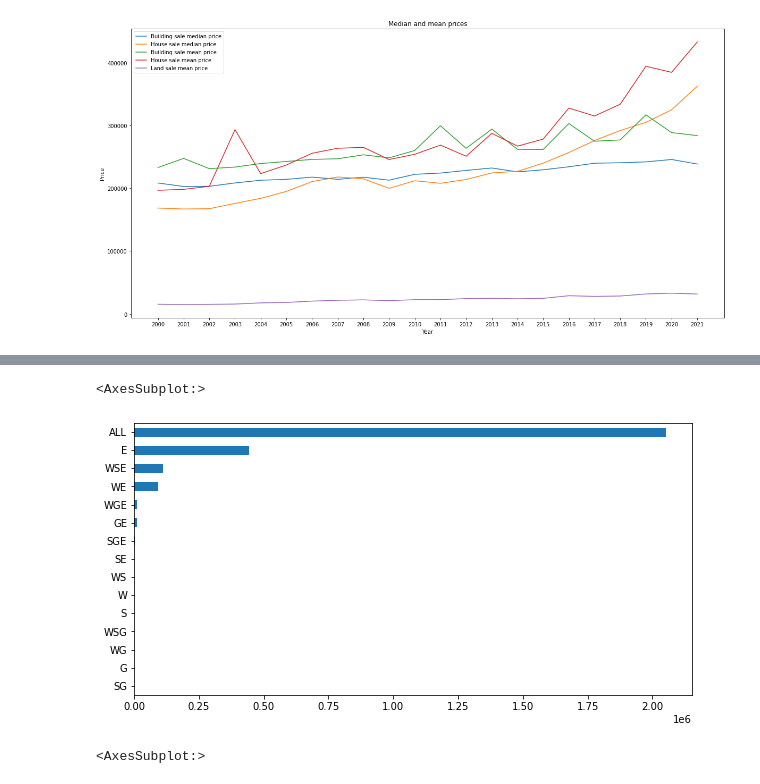
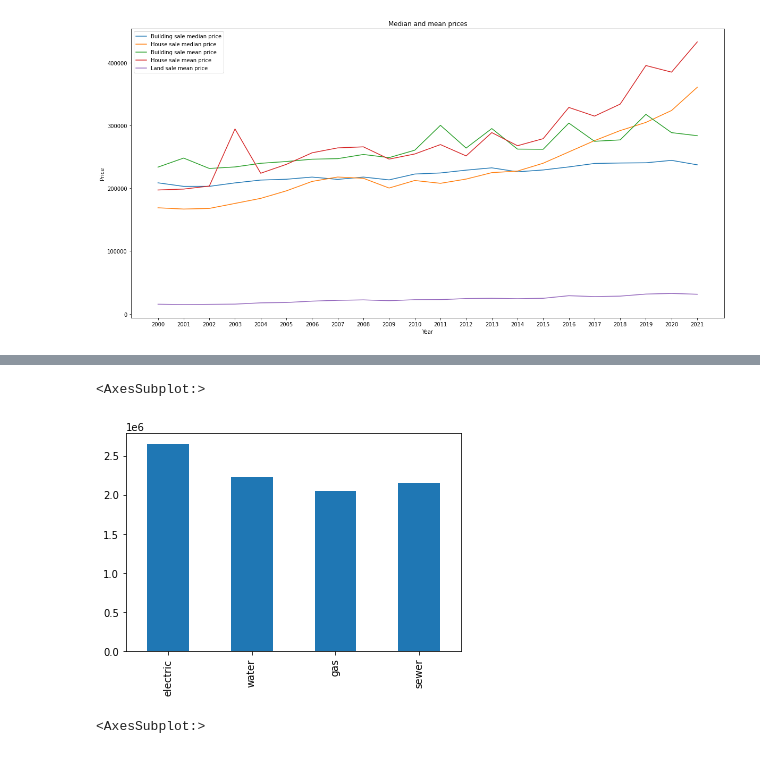
Before and after one commit to alisongh/SIADS-696-Milestone-II, a Jupyter notebook: analysis.ipynb, the cells around one changed output, grey strips where cells are left out. Drawn from its saved outputs; the diff is of its cells as text; code cells hidden in the pictures.

Commit message:
added all utilities variable

```diff
--- a/analysis.ipynb
+++ b/analysis.ipynb
@@ -107,8 +107,10 @@ df['bath'].value_counts().sort_values().plot(kind='barh', figsize=(10,5))
-# %%
-df['utilities'].value_counts().sort_values().plot(kind='barh', figsize=(10,5))
-# %% [output]
-<AxesSubplot:>
-[figure, removed]
+# %%
+utilities_df = df[['electric','water','gas','sewer']]
+sum_utilities = utilities_df.sum()
+sum_utilities.plot.bar()
+# %% [output]
+<AxesSubplot:>
+[figure, added]
 # %%
 corr_df = df[['total_sale_price',
               'assessed_building_value',
```
Also changed, not shown: parts of 4 cells of this notebook, 1 other file.
